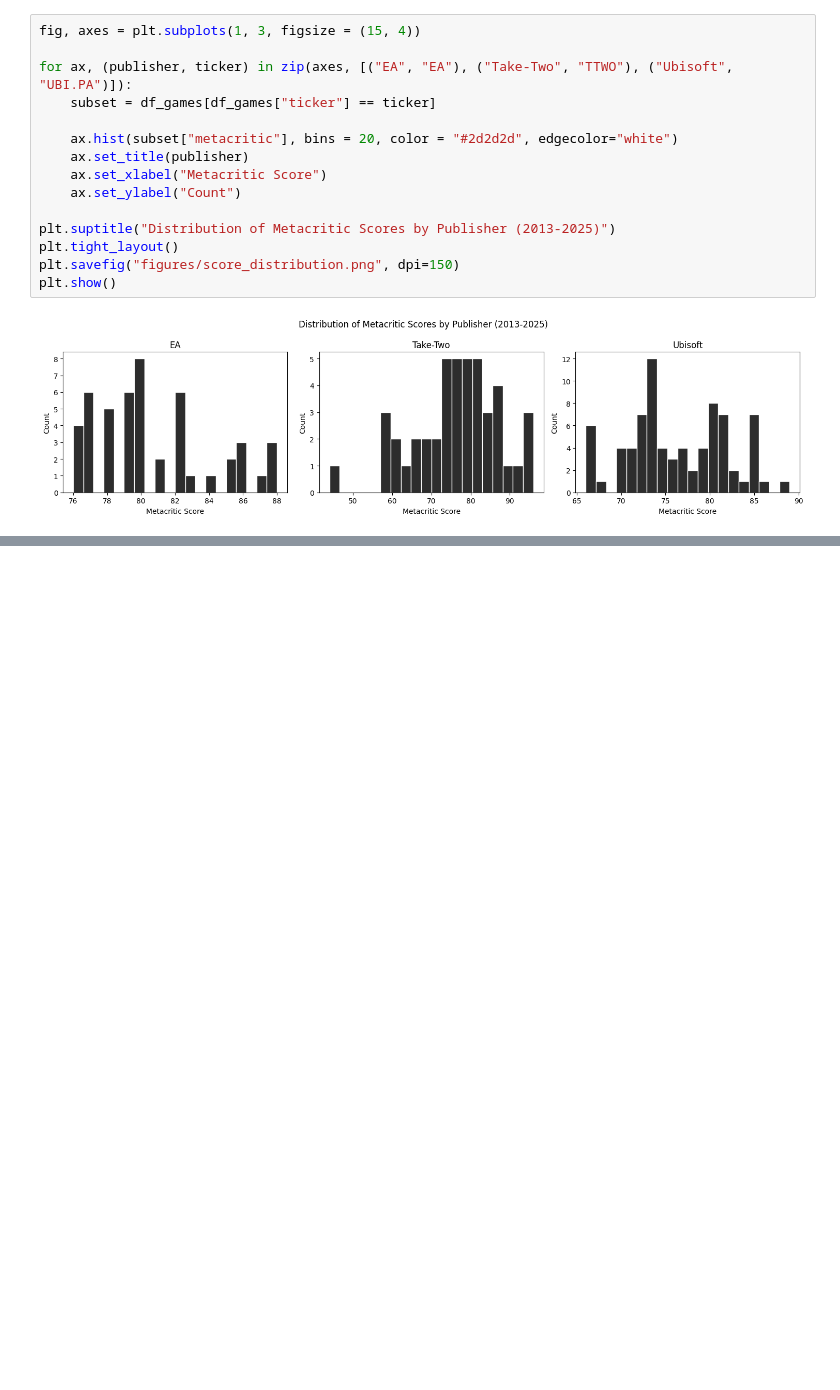
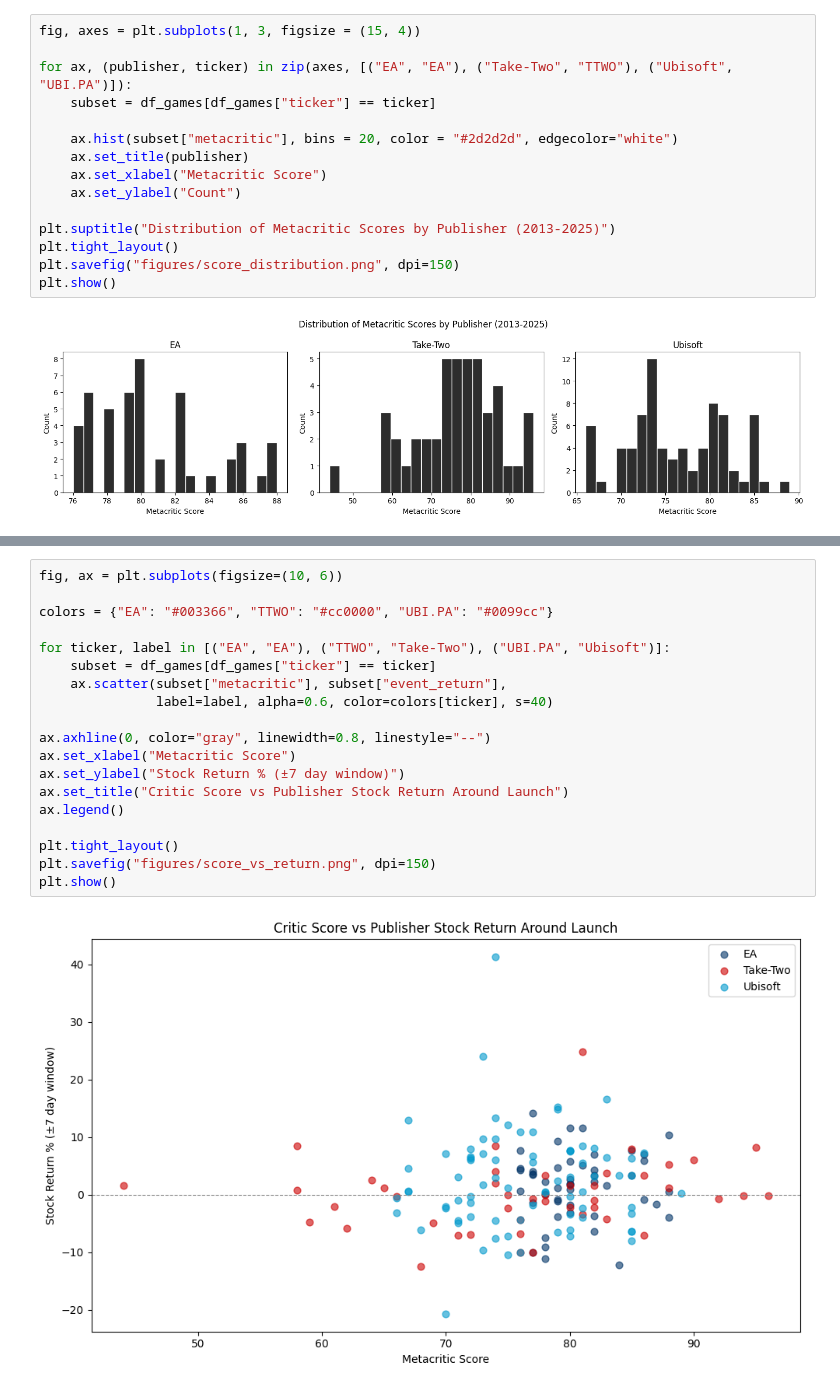
Before and after one commit to lyvnrin/games-stock-analysis, a Jupyter notebook: games_x_stock.ipynb, the cells around one changed output, grey strips where cells are left out. Saved outputs shown, nothing was run; the diff lists cells and outputs as text; blank space fills up the shorter version.

```diff
--- a/games_x_stock.ipynb
+++ b/games_x_stock.ipynb
@@ -258,0 +258,21 @@ plt.show()
+# %%
+fig, ax = plt.subplots(figsize=(10, 6))
+
+colors = {"EA": "#003366", "TTWO": "#cc0000", "UBI.PA": "#0099cc"}
+
+for ticker, label in [("EA", "EA"), ("TTWO", "Take-Two"), ("UBI.PA", "Ubisoft")]:
+    subset = df_games[df_games["ticker"] == ticker]
+    ax.scatter(subset["metacritic"], subset["event_return"],
+               label=label, alpha=0.6, color=colors[ticker], s=40)
+
+ax.axhline(0, color="gray", linewidth=0.8, linestyle="--")
+ax.set_xlabel("Metacritic Score")
+ax.set_ylabel("Stock Return % (±7 day window)")
+ax.set_title("Critic Score vs Publisher Stock Return Around Launch")
+ax.legend()
+
+plt.tight_layout()
+plt.savefig("figures/score_vs_return.png", dpi=150)
+plt.show()
+# %% [output]
+[figure, added]
```
Also changed, not shown: parts of 8 cells of this notebook, 2 other files.
